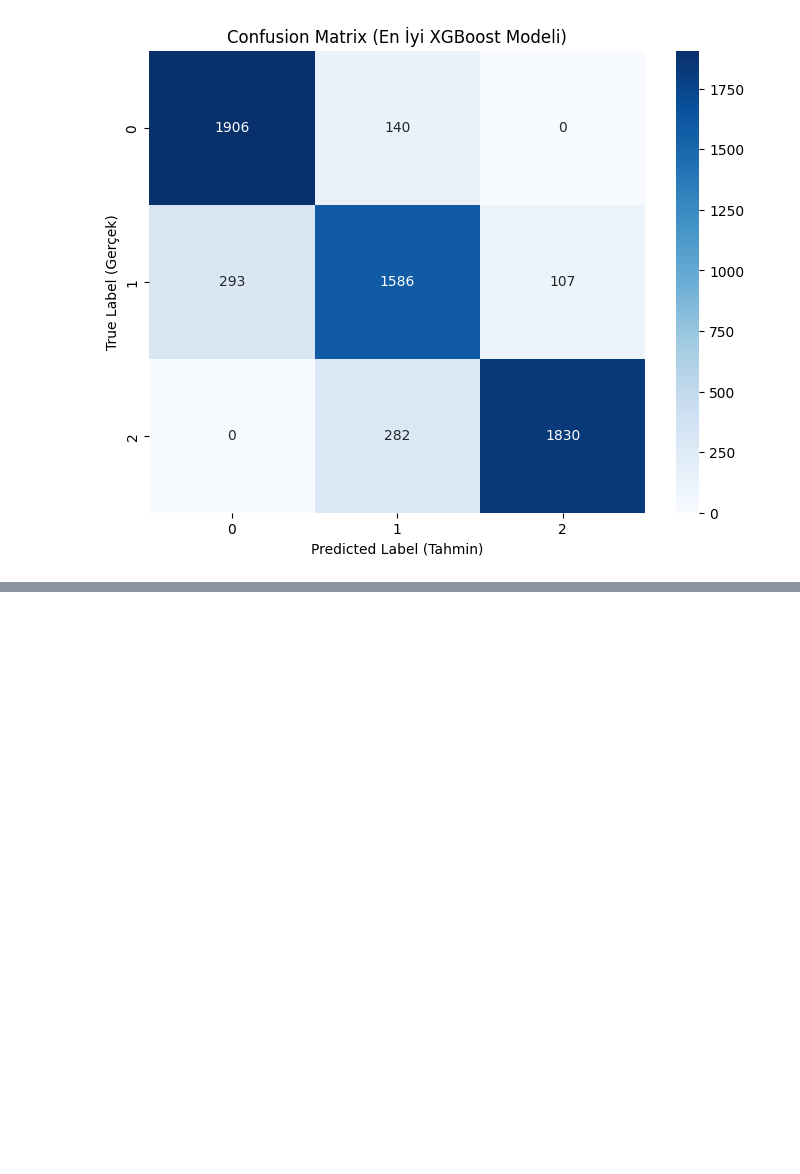
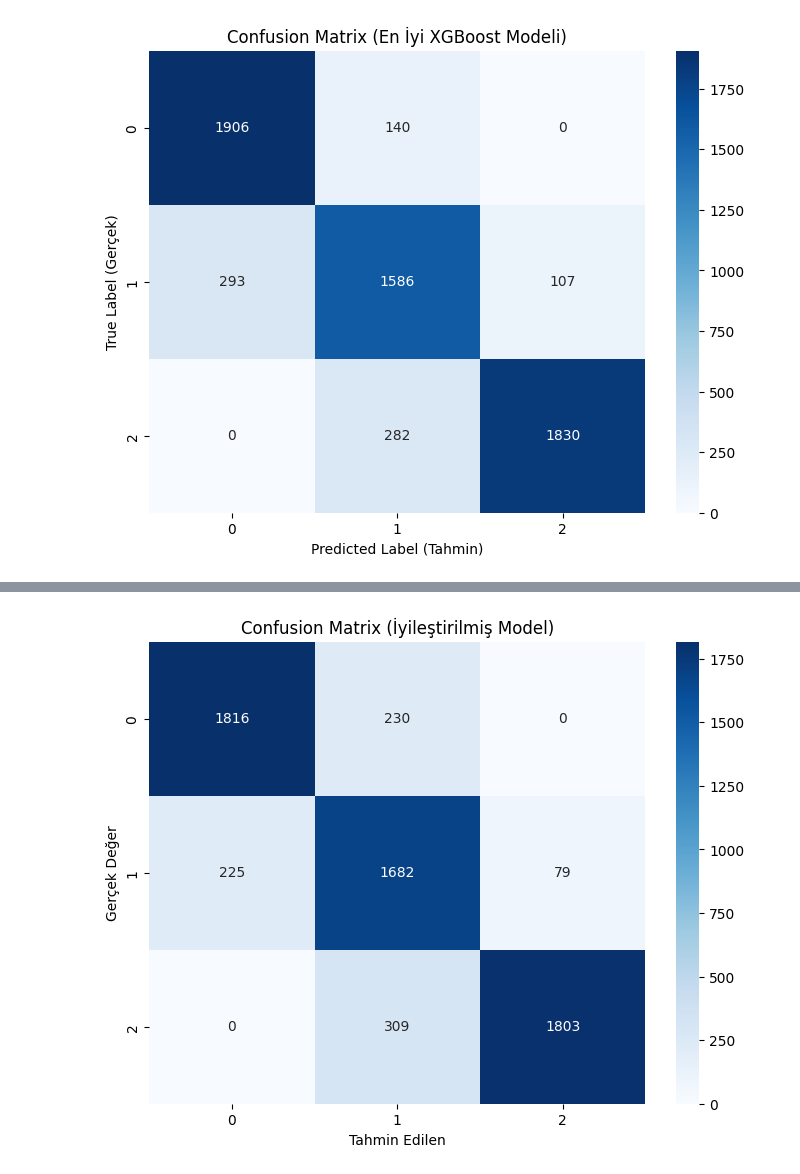
Before and after one commit to TraiNox/TraiNox, a Jupyter notebook: Target1_XGBoost.ipynb, the cells around one changed output, grey strips where cells are left out. Cells and saved outputs as stored; diff of their text form; code cells hidden in the pictures; blank space fills up the shorter version.

```diff
--- a/Target1_XGBoost.ipynb
+++ b/Target1_XGBoost.ipynb
@@ -126,7 +126,7 @@ random_search = RandomizedSearchCV(
     n_iter=20,
     cv=5,
     scoring='f1_weighted',
-    verbose=2,
+    verbose=0,
     n_jobs=1,
     random_state=42
 )
@@ -204,3 +193,77 @@ Confusion Matrix:
  [ 293 1586  107]
  [   0  282 1830]]
 [figure]
+# %%
+# sınıf ağırlıklarına göre düzenliyoruz
+
+class_weights = compute_class_weight(class_weight='balanced', classes=np.unique(y_train), y=y_train)
+class_weight_dict = dict(zip(np.unique(y_train), class_weights))
+
+print("Orijinal Ağırlıklar:", class_weight_dict)
+
+
+# class 1 ağırlığını manuel olarak %50 artırıyoruz (1.5 katı).
+# Bu sayede model Sınıf 1 hatalarını daha ciddiye alacak.
+class_weight_dict[1] = class_weight_dict[1] * 1.5
+
+print("Güncellenmiş (Torpilli) Ağırlıklar:", class_weight_dict)
+
+# Ağırlıkları her bir eğitim örneğine atıyoruz
+sample_weights_array = y_train.map(class_weight_dict)
+
+
+# model hiperparemetreleri ayarlıyoruz
+xgb_model = xgb.XGBClassifier(
+    random_state=42,
+    tree_method='hist',
+    device='cuda',
+    use_label_encoder=False,
+    eval_metric='mlogloss',
+    max_delta_step=1      # Sınıflar arası dengesizliği yönetir
+)
+
+# Parametre aralığı
+param_grid = {
+    'max_depth': [3, 5, 7],
+    'learning_rate': [0.01, 0.1, 0.2],
+    'n_estimators': [100, 200, 300],
+    'subsample': [0.7, 0.8, 0.9],
+    'colsample_bytree': [0.7, 0.8, 0.9]
+}
+
+#Eğitiyoruz
+random_search = RandomizedSearchCV(
+    estimator=xgb_model,
+    param_distributions=param_grid,
+    n_iter=20,
+    cv=3,
+    scoring='f1_weighted',
+    verbose=0,
+    n_jobs=1,
+    random_state=42
+)
+
+print("\nYeni ayarlarla eğitim başlıyor...")
+random_search.fit(x_train, y_train, sample_weight=sample_weights_array)
+
+print("Eğitim tamamlandı.")
+print("En iyi parametreler:", random_search.best_params_)
+
+#Sonuçları değerlendirme kısmı
+best_model = random_search.best_estimator_
+y_pred = best_model.predict(x_test)
+
+print("\nClassification Report:")
+print(classification_report(y_test, y_pred))
+
+# Confusion Matrix Görselleştirme
+conf_matrix = confusion_matrix(y_test, y_pred)
+plt.figure(figsize=(8, 6))
+sns.heatmap(conf_matrix, annot=True, fmt='d', cmap='Blues',
+            xticklabels=best_model.classes_,
+            yticklabels=best_model.classes_)
+plt.xlabel('Tahmin Edilen')
+plt.ylabel('Gerçek Değer')
+plt.title('Confusion Matrix (İyileştirilmiş Model)')
+plt.show()
+# %% [output]
@@ -206,0 +287 @@ Confusion Matrix:
+[figure, added]
```
Also changed, not shown: parts of 6 cells of this notebook.
